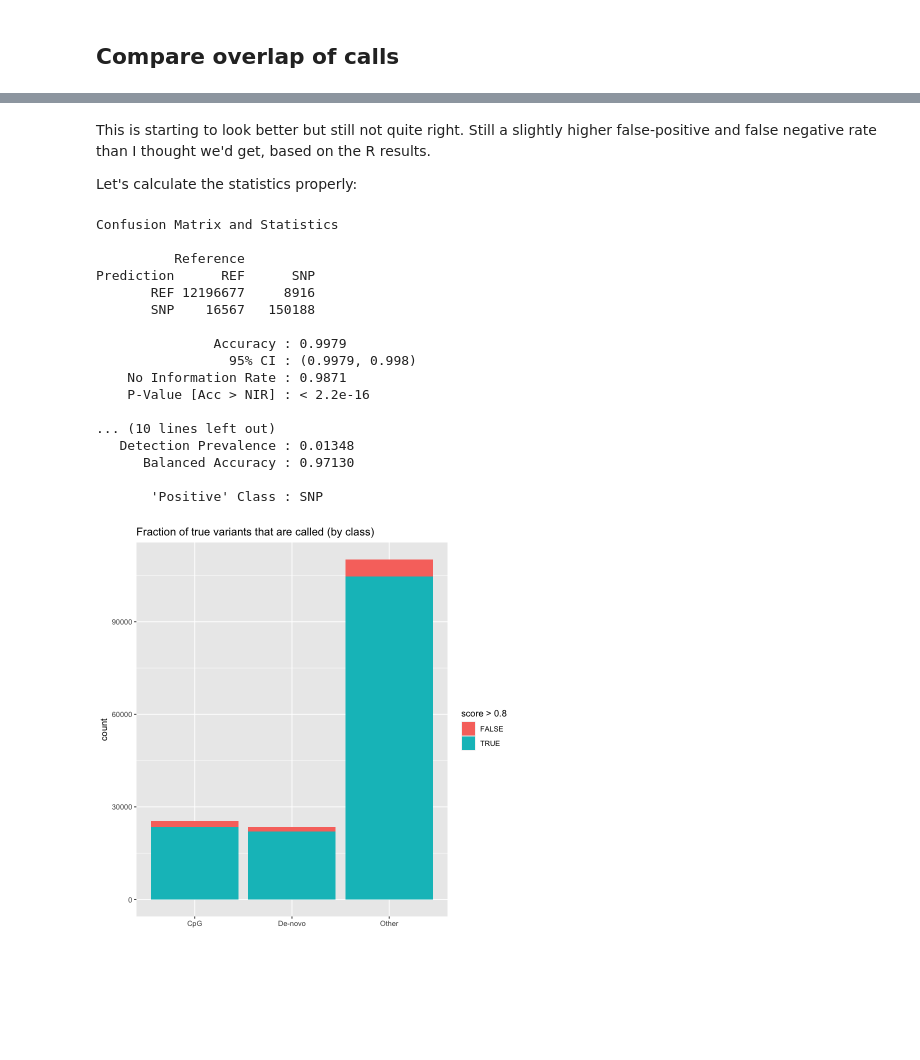
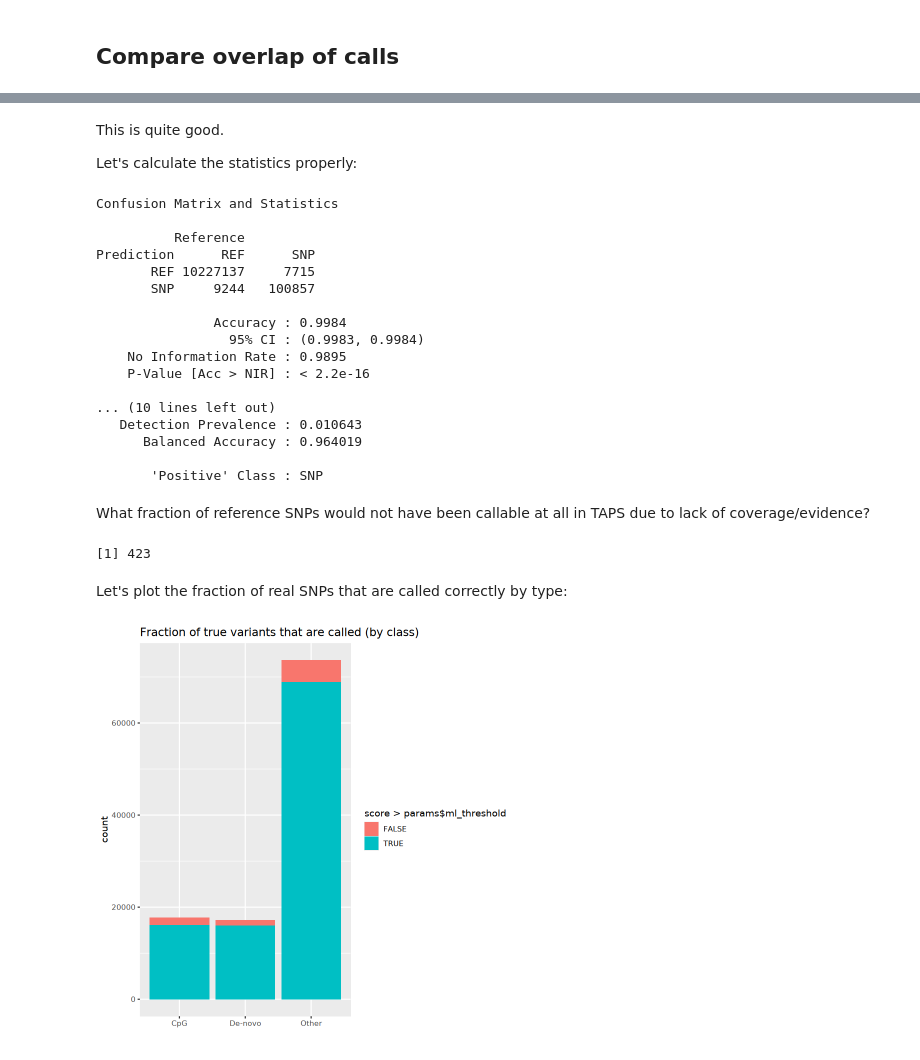
Before and after one commit to bsbludwig/rastair, a Jupyter notebook: Analysis/RF_classifier_test.ipynb, the cells around one changed output, grey strips where cells are left out. Cells and saved outputs as stored; diff of their text form; code cells hidden in the pictures; blank space fills up the shorter version.

Commit message:
testing on real-world data

```diff
--- a/Analysis/RF_classifier_test.ipynb
+++ b/Analysis/RF_classifier_test.ipynb
@@ -10,14 +10,19 @@ suppressPackageStartupMessages({
   library("ggVennDiagram")
 })
 params <- list(threads=8,
-               test_chr="chr12",
-               rastair2 = "target/release/rastair2",
-               test_fasta = "Analysis/data/chr12.fasta.gz",
-               test_bam = "Analysis/data/aaf06_chr12.bam")
+               test_chr="chr16",
+               rastair2 = "/users/ludwig/ikb109/Code/rastair2/target/release/rastair2",
+               test_fasta = "/well/ludwig/shared/genomes/hg38_full_no-alt_spike-ins.fa.gz",
+               test_bam = "/well/ludwig/projects/OAC_Trial/Tissue/TAPS/Alignments/069-004_ScrBsl_duodenum_md.bam",
+               truth_vcf = "/well/ludwig/projects/OAC_Trial/Tissue/WGS/AB/AnnotatedGermlineVCFs/069-004:ScrBsl:duodenum.annotated.vcf.gz",
+               work_dir = "/well/ludwig/users/ikb109/rastair2_test",
+               ml_threshold = 0.8
+               )
+setwd(params$work_dir)
 # %% [markdown]
 ## Load data
 # %%
-truth.set <- fread(cmd=paste0("bcftools query -r ", params$test_chr, " -f '%CHROM\\t%POS\\t%REF\\t%ALT[\\t%GT]\\n' -i 'TYPE=\"SNP\" & FILTER=\"PASS\"' Analysis/data/HG001_GRCh38_1_22_v4.2.1_benchmark.vcf.gz"), header=FALSE, stringsAsFactors = TRUE)
+truth.set <- fread(cmd=paste0("bcftools query -r ", params$test_chr, " -f '%CHROM\\t%POS\\t%REF\\t%ALT[\\t%GT]\\n' -i 'TYPE=\"SNP\" & FILTER=\"PASS\"' ", params$truth_vcf), header=FALSE, stringsAsFactors = TRUE)
 setnames(truth.set, c("chr", "pos", "ref", "alt", "genotype"))
 
 # subset truth set to regions that could have been called at all - not fair to compare regions without coverage
@@ -25,10 +30,17 @@ setkey(truth.set, chr, pos, ref, alt)
 # %% [markdown]
 Run rastair2 call and extract relevant info
 # %%
-predictions.r2 <- fread(cmd=paste(params$rastair2, "call --vcf - -@", params$threads, "--ml 0.8 -l", params$test_chr, "-r", params$test_fasta, params$test_bam, " | bcftools query -f '%CHROM\\t%POS\\t%REF\\t%ALT\\t%FILTER\\t%CPG\\t%CPGnovo[\\t%DP\\t%ML]\\n'"), header=FALSE, stringsAsFactors=TRUE, na.strings = c(".", "", "NA", "NaN", "*", "<*>"))
+tmp_vcf = paste0(params$work_dir, "/", params$test_chr, "_", gsub(".bam", ".vcf.gz", basename(params$test_bam)))
+if( ! file.exists(tmp_vcf)) {
+	system2(params$rastair2, c("call", "-o", tmp_vcf, "-@", params$threads, "--ml", params$ml_threshold, "-l", params$test_chr, "-r", params$test_fasta, params$test_bam))
+}
+predictions.r2 <- fread(cmd=paste0("bcftools query -f '%CHROM\\t%POS\\t%REF\\t%ALT\\t%FILTER\\t%CPG\\t%CPGnovo[\\t%DP\\t%ML]\\n' ", tmp_vcf), header=FALSE, stringsAsFactors=TRUE, na.strings = c(".", "", "NA", "NaN", "*", "<*>"))
 setnames(predictions.r2, c("chr", "pos", "ref", "alt", "filter", "cpg", "dn_cpg", "depth", "score"))
 # %%
 split_multiallelics <- function(dt) {
+  if (nrow(dt) == 0) {
+    return(list(ref=NA, alt=NA, score=NA))
+  }
   alleles <- strsplit(as.character(dt$alt), ",")[[1]]
   scores <- strsplit(as.character(dt$score), ",")[[1]]
 
@@ -55,6 +67,7 @@ predictions.r2 <- rbindlist(future_map(split(predictions.r2, by="g"), function(s
 )
 # Close threads
 plan(sequential)
+predictions.r2 <- predictions.r2[!is.na(ref)]
 predictions.r2[, chr := as.factor(chr)]
 predictions.r2[, ref := as.factor(ref)]
 predictions.r2[, alt := as.factor(alt)]
@@ -70,34 +83,44 @@ ggVennDiagram(list(truth=truth.set[chr==params$test_chr, paste0(chr, ":", pos, "
 # %% [markdown]
-This is starting to look better but still not quite right. Still a slightly higher false-positive and false negative rate than I thought we'd get, based on the R results.
+This is quite good.
 
 Let's calculate the statistics properly:
 # %%
+# this excludes a certain number of positions in truth.set for which there's no row at all in predictions,
+# ie we are only considering the ones for which there's evidence
 predictions.r2.true <- truth.set[, .(chr, pos, ref, alt, type="SNP")][predictions.r2]
 predictions.r2.true[is.na(type), type := "REF"]
 predictions.r2.true[, type := as.factor(type)]
 
-cm.stats <- confusionMatrix(predictions.r2.true[, as.factor(fifelse(score > 0.8, "SNP", "REF"))], reference = predictions.r2.true$type, positive="SNP")
+cm.stats <- confusionMatrix(predictions.r2.true[, as.factor(fifelse(score > params$ml_threshold, "SNP", "REF"))], reference = predictions.r2.true$type, positive="SNP")
 cm.stats
 # %% [output]
 Confusion Matrix and Statistics
 
           Reference
 Prediction      REF      SNP
-       REF 12196677     8916
-       SNP    16567   150188
+       REF 10227137     7715
+       SNP     9244   100857
 
-               Accuracy : 0.9979
-                 95% CI : (0.9979, 0.998)
-    No Information Rate : 0.9871
+               Accuracy : 0.9984
+                 95% CI : (0.9983, 0.9984)
+    No Information Rate : 0.9895
     P-Value [Acc > NIR] : < 2.2e-16
 
 ... (10 lines left out)
-   Detection Prevalence : 0.01348
-      Balanced Accuracy : 0.97130
+   Detection Prevalence : 0.010643
+      Balanced Accuracy : 0.964019
 
        'Positive' Class : SNP
+# %% [markdown]
+What fraction of reference SNPs would not have been callable at all in TAPS due to lack of coverage/evidence?
+# %%
+predictions.r2[truth.set[, .(chr, pos, ref, alt, type="SNP")]][is.na(score), .N]
+# %% [output]
+[1] 423
+# %% [markdown]
+Let's plot the fraction of real SNPs that are called correctly by type:
 # %%
-ggplot(predictions.r2.true[type=="SNP"], aes(x=ifelse(cpg, "CpG", ifelse(dn_cpg, "De-novo", "Other")), fill=score>0.8)) + geom_bar() + xlab("") + ggtitle("Fraction of true variants that are called (by class)")
+ggplot(predictions.r2.true[type=="SNP"], aes(x=ifelse(cpg, "CpG", ifelse(dn_cpg, "De-novo", "Other")), fill=score>params$ml_threshold)) + geom_bar() + xlab("") + ggtitle("Fraction of true variants that are called (by class)")
 # %% [output]
-[figure, old version]
+[figure, new version]
 # %%
```
Also changed, not shown: parts of 3 cells of this notebook.
